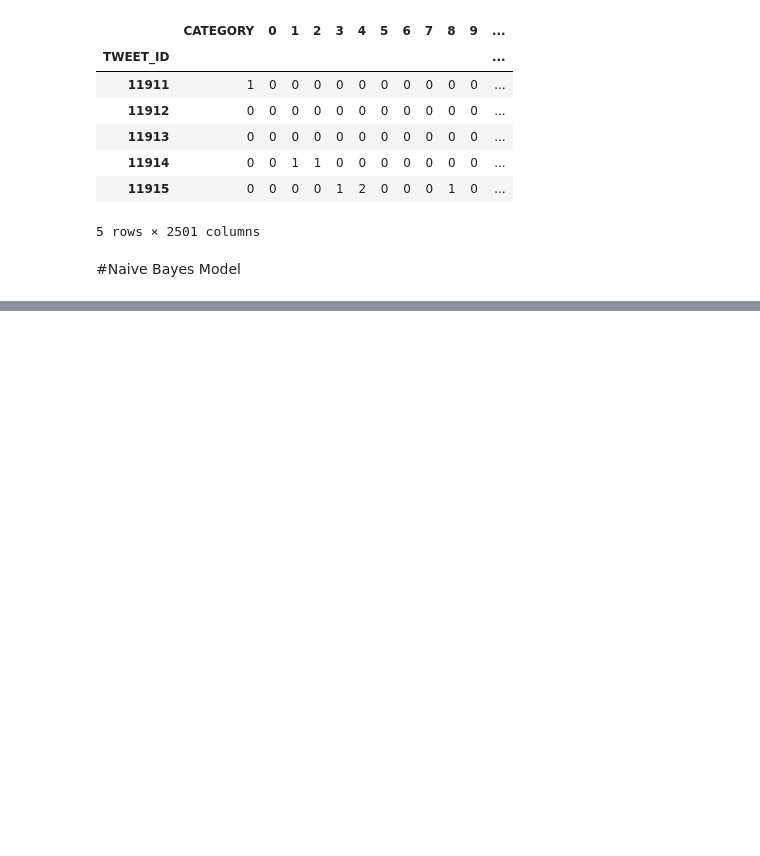
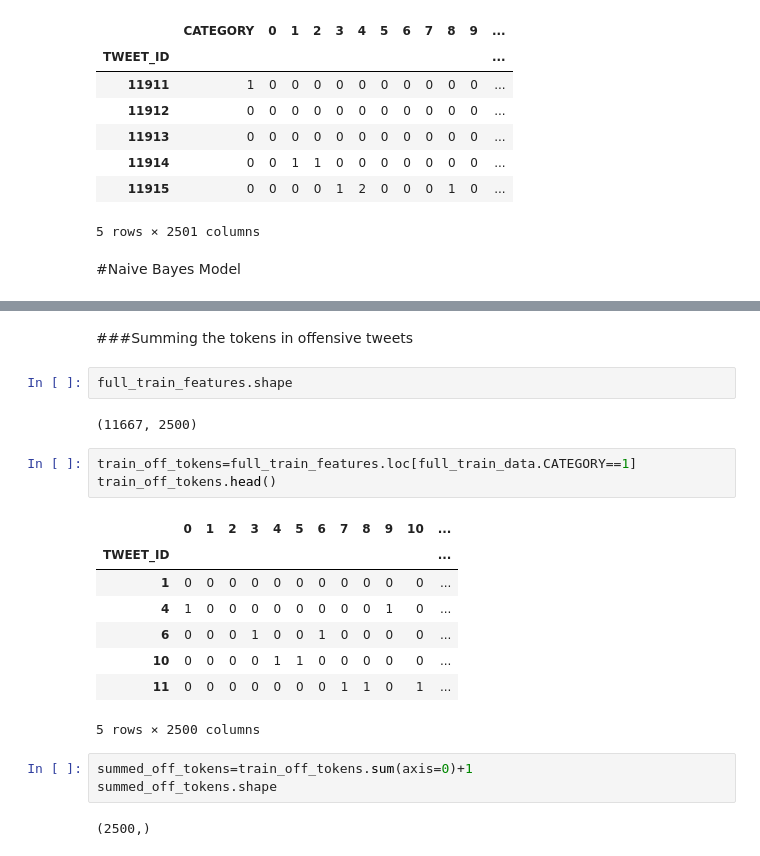
Before and after one commit to prawizard/CE888_Repo, a Jupyter notebook: Project/TweetEval_Project2.ipynb, the cells around one changed output, grey strips where cells are left out. Cells and saved outputs as stored; diff of their text form; blank space fills up the shorter version.

```diff
--- a/Project/TweetEval_Project2.ipynb
+++ b/Project/TweetEval_Project2.ipynb
@@ -519,0 +593,23 @@ full_train_data.tail()
+# %% [markdown]
+###Summing the tokens in offensive tweets
+# %%
+full_train_features.shape
+# %% [output]
+(11667, 2500)
+# %%
+train_off_tokens=full_train_features.loc[full_train_data.CATEGORY==1]
+train_off_tokens.head()
+# %% [output]
+|  | 0 | 1 | 2 | 3 | 4 | 5 | 6 | 7 | 8 | 9 | 10 | ... |
+| TWEET_ID |  |  |  |  |  |  |  |  |  |  |  | ... |
+| 1 | 0 | 0 | 0 | 0 | 0 | 0 | 0 | 0 | 0 | 0 | 0 | ... |
+| 4 | 1 | 0 | 0 | 0 | 0 | 0 | 0 | 0 | 0 | 1 | 0 | ... |
+| 6 | 0 | 0 | 0 | 1 | 0 | 0 | 1 | 0 | 0 | 0 | 0 | ... |
+| 10 | 0 | 0 | 0 | 0 | 1 | 1 | 0 | 0 | 0 | 0 | 0 | ... |
+| 11 | 0 | 0 | 0 | 0 | 0 | 0 | 0 | 1 | 1 | 0 | 1 | ... |
+5 rows × 2500 columns
+# %%
+summed_off_tokens=train_off_tokens.sum(axis=0)+1
+summed_off_tokens.shape
+# %% [output]
+(2500,)
```
Also changed, not shown: parts of 26 cells of this notebook.
